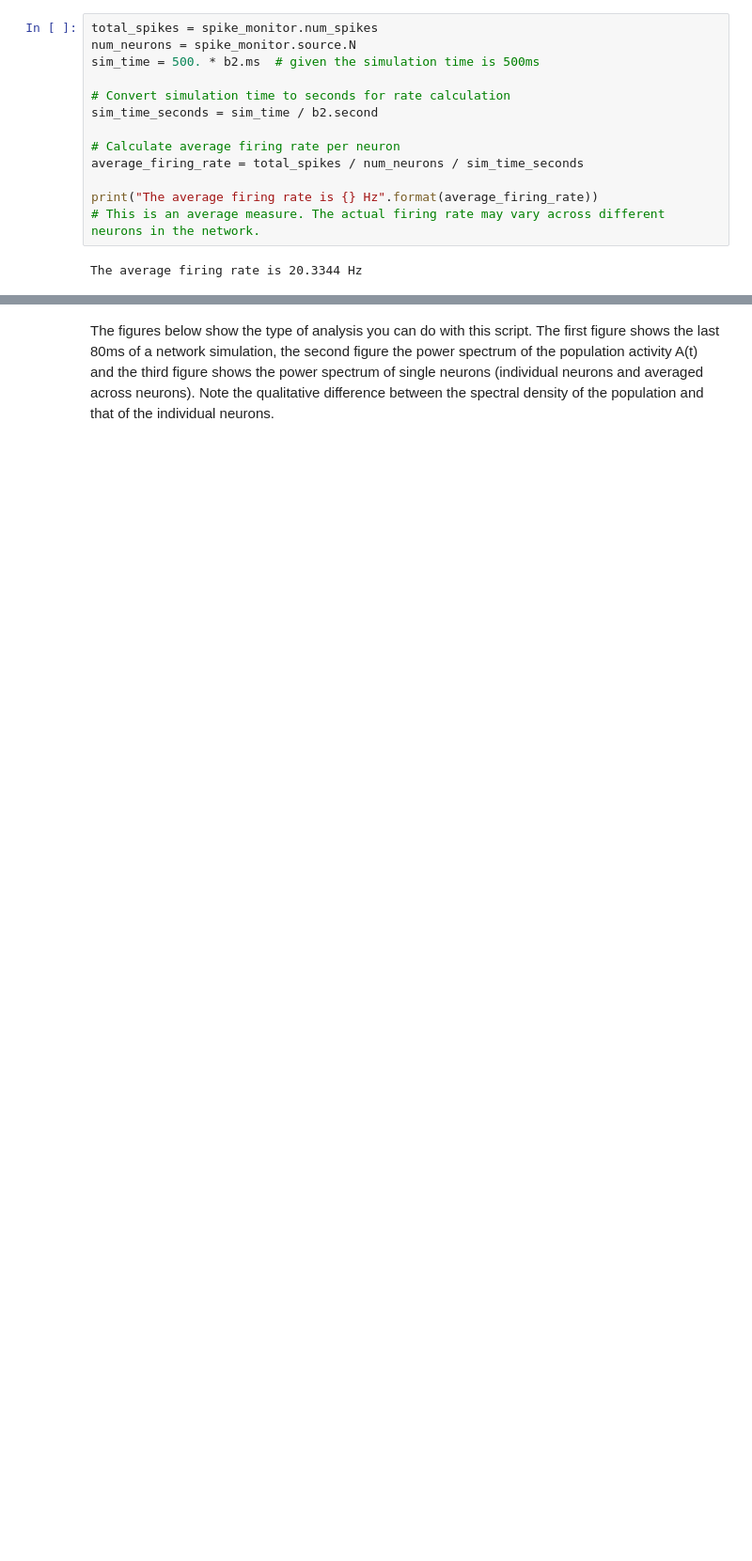
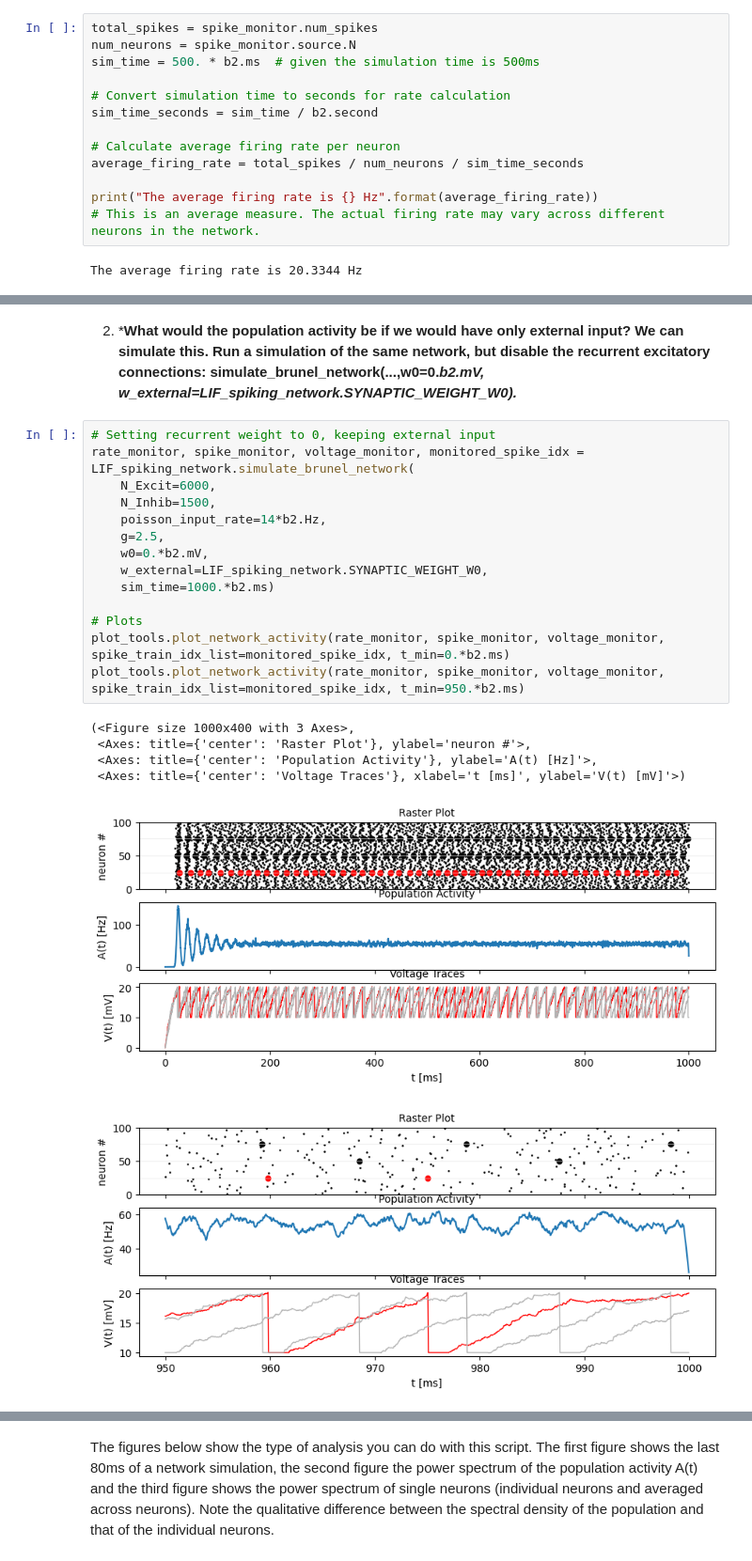
Before and after one commit to numustafa/Biological-Neural-Networks, a Jupyter notebook: mini project.ipynb, the cells around one changed output, grey strips where cells are left out. Shown at 94% size. Drawn from its saved outputs; the diff is of its cells as text; blank space fills up the shorter version.

```diff
--- a/mini project.ipynb
+++ b/mini project.ipynb
@@ -238,0 +404,23 @@ The different regimes emerge from the recurrence and the relative strength of in
+# %% [markdown]
+2. ***What would the population activity be if we would have only external input? We can simulate this. Run a simulation of the same network, but disable the recurrent excitatory connections: simulate_brunel_network(...,w0=0.*b2.mV, w_external=LIF_spiking_network.SYNAPTIC_WEIGHT_W0).***
+# %%
+# Setting recurrent weight to 0, keeping external input
+rate_monitor, spike_monitor, voltage_monitor, monitored_spike_idx = LIF_spiking_network.simulate_brunel_network(
+    N_Excit=6000,
+    N_Inhib=1500,
+    poisson_input_rate=14*b2.Hz,
+    g=2.5,
+    w0=0.*b2.mV,
+    w_external=LIF_spiking_network.SYNAPTIC_WEIGHT_W0,
+    sim_time=1000.*b2.ms)
+
+# Plots
+plot_tools.plot_network_activity(rate_monitor, spike_monitor, voltage_monitor, spike_train_idx_list=monitored_spike_idx, t_min=0.*b2.ms)
+plot_tools.plot_network_activity(rate_monitor, spike_monitor, voltage_monitor, spike_train_idx_list=monitored_spike_idx, t_min=950.*b2.ms)
+# %% [output]
+(<Figure size 1000x400 with 3 Axes>,
+ <Axes: title={'center': 'Raster Plot'}, ylabel='neuron #'>,
+ <Axes: title={'center': 'Population Activity'}, ylabel='A(t) [Hz]'>,
+ <Axes: title={'center': 'Voltage Traces'}, xlabel='t [ms]', ylabel='V(t) [mV]'>)
+[figure, added]
+[figure, added]
```
Also changed, not shown: parts of 46 cells of this notebook, 1 other file.
